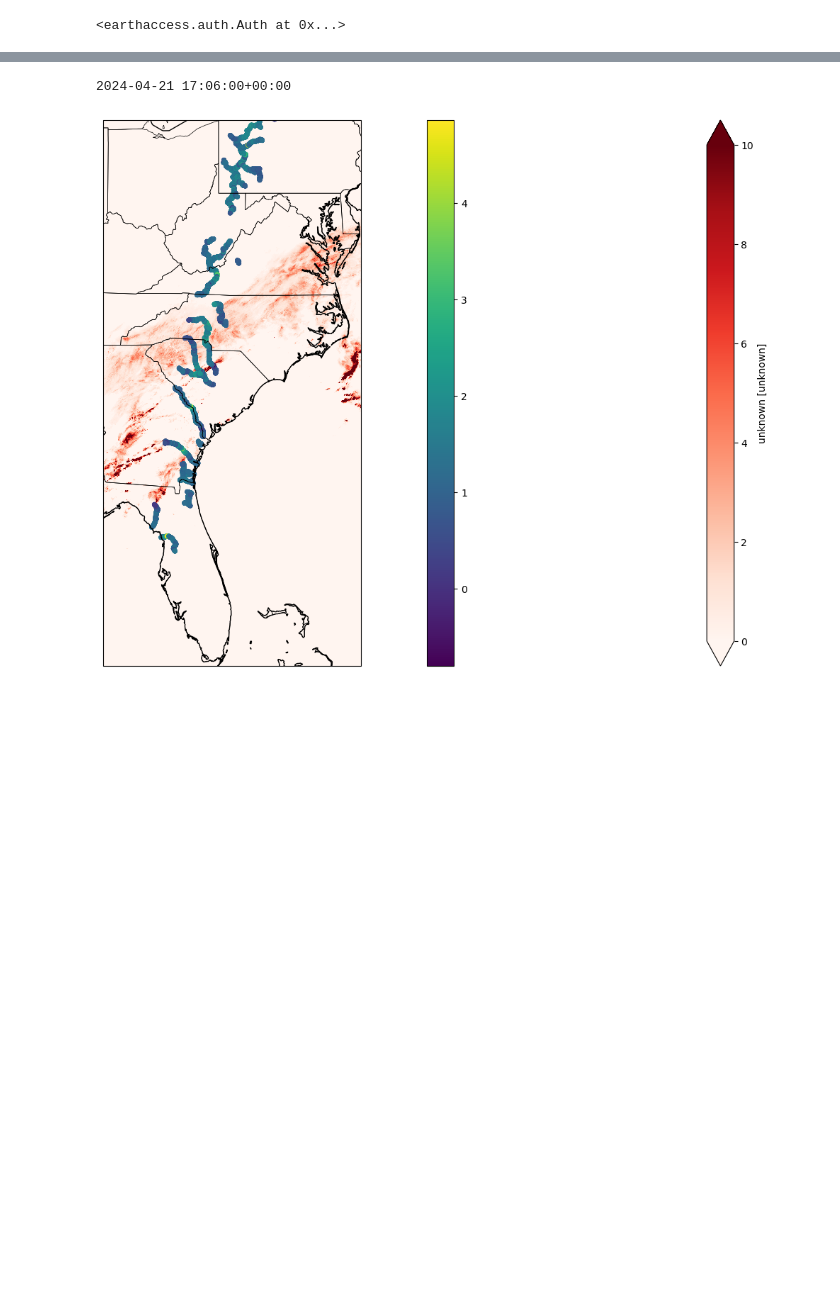
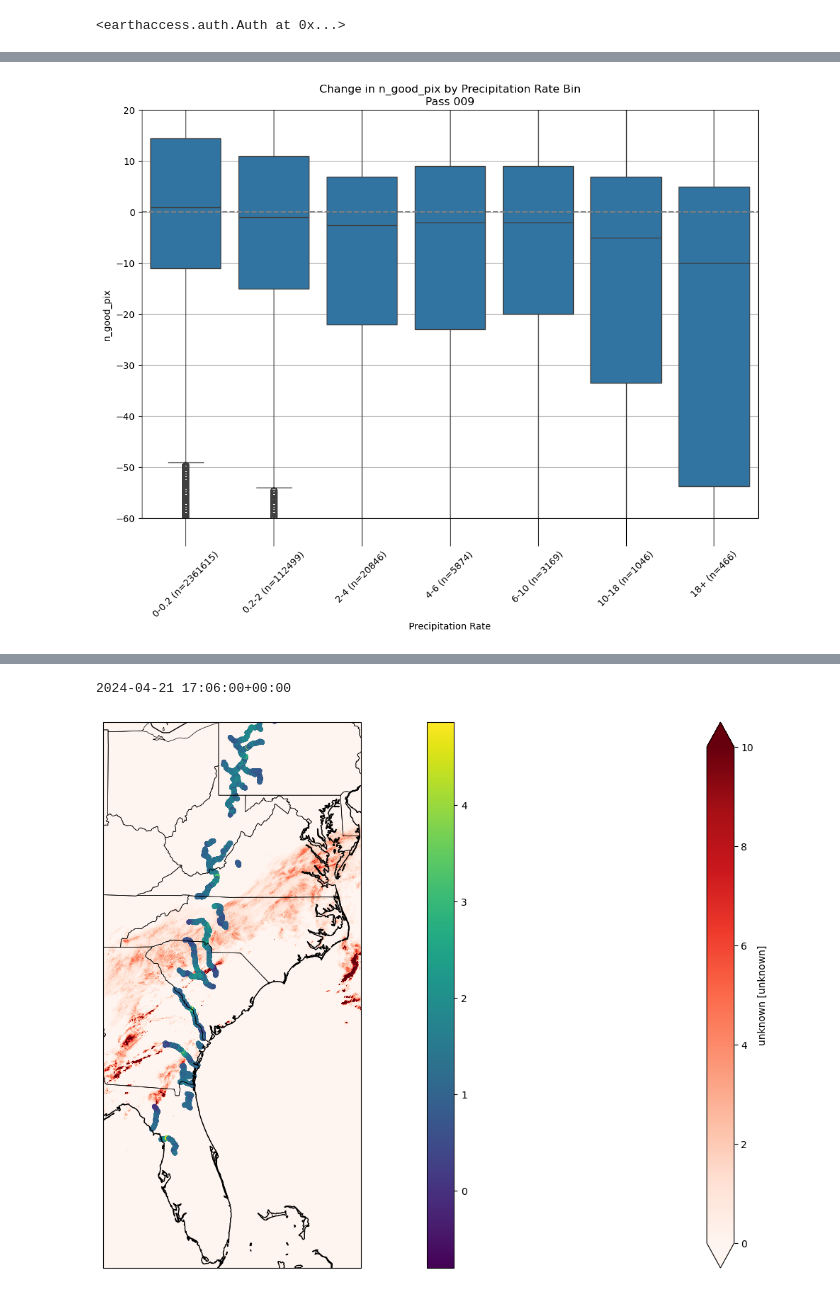
Before and after one commit to msabincolorado/swot-precip-validation, a Jupyter notebook: notebooks/pulling_pass_by_pass.ipynb, the cells around one changed output, grey strips where cells are left out. Cells and saved outputs as stored; diff of their text form; code cells hidden in the pictures; blank space fills up the shorter version.

```diff
--- a/notebooks/pulling_pass_by_pass.ipynb
+++ b/notebooks/pulling_pass_by_pass.ipynb
@@ -40,9 +40,9 @@ mrms_path_flag = data_dir / 'usgs_mrms_data'
 usgs_path = data_dir / 'usgs_stage_data'
 start_time = '2023-01-01T00:00:00Z'
 end_time = '2026-03-01T00:00:00Z'
-precip_dir =  data_dir / 'pass_level_work'
+precip_dir =  data_dir / 'pass_level_work/MRMS_precip'
 os.makedirs(precip_dir, exist_ok=True)
-precip_path = data_dir / 'pass_level_work/pass_119_MRMS_{var_name}.csv'
+precip_path = data_dir / 'pass_level_work/MRMS_precip/pass_{pass_no}_MRMS_{var_name}.csv'
 # %% [output]
 [interactive output not drawn]
 [interactive output not drawn]
@@ -134,0 +56,11 @@ river_results
+# %%
+passes = ['013', '009', '024', '345', '039', '274', '341', '298']
+passes = ['341']
+river_results = []
+for p in passes:
+    print(p)
+    river_results += earthaccess.search_data(
+        short_name='SWOT_L2_HR_RIVERSP_D',
+        temporal=('2023-02-01 00:00:00', '2026-03-15 23:59:59'),
+        granule_name=f'*Node*_{p}_NA*'
+    )
@@ -134,0 +132,8 @@ river_results
+# %%
+passes = ['013', '009', '024', '345', '039', '274', '341', '298']
+for p in passes:
+    print(p)
+    shape_files = glob.glob(f'data_downloads/testpasses/*{p}_NA*.shp')
+    gdfs = [gpd.read_file(shp) for shp in tqdm(shape_files)]
+    combined_gdf = pd.concat(gdfs, ignore_index=True)
+    combined_gdf.to_file(f'data_downloads/pass_shapefiles/SWOT_pass_{p}.shp')
@@ -134,0 +202,23 @@ river_results
+# %%
+
+fig, ax = plt.subplots(figsize=(12, 8))
+counts = filtered_combined_gdf.groupby('precip_bin_mm_hr').size()
+ax = sns.boxplot(data=filtered_combined_gdf, x='precip_bin_mm_hr', y='n_good_pix_diff'
+    )
+ax.set_xticklabels(
+    [f"{cat} (n={counts[cat]})" for cat in counts.index],
+    rotation=45
+)
+ax.set_xlabel("Precipitation Rate")
+ax.tick_params(axis='x', length=30)
+# Add a dashed horizontal line at y=0
+plt.axhline(0, color='gray', linestyle='--')
+plt.title(f"Change in n_good_pix by Precipitation Rate Bin\nPass {pass_no}")
+plt.ylabel("n_good_pix")
+# plt.ylim(0,400)
+plt.ylim(-60,20)
+# plt.xticks(rotation=45)
+plt.grid()
+plt.show()
+# %% [output]
+[figure, added]
```
Also changed, not shown: parts of 16 cells of this notebook, 11 other files.
